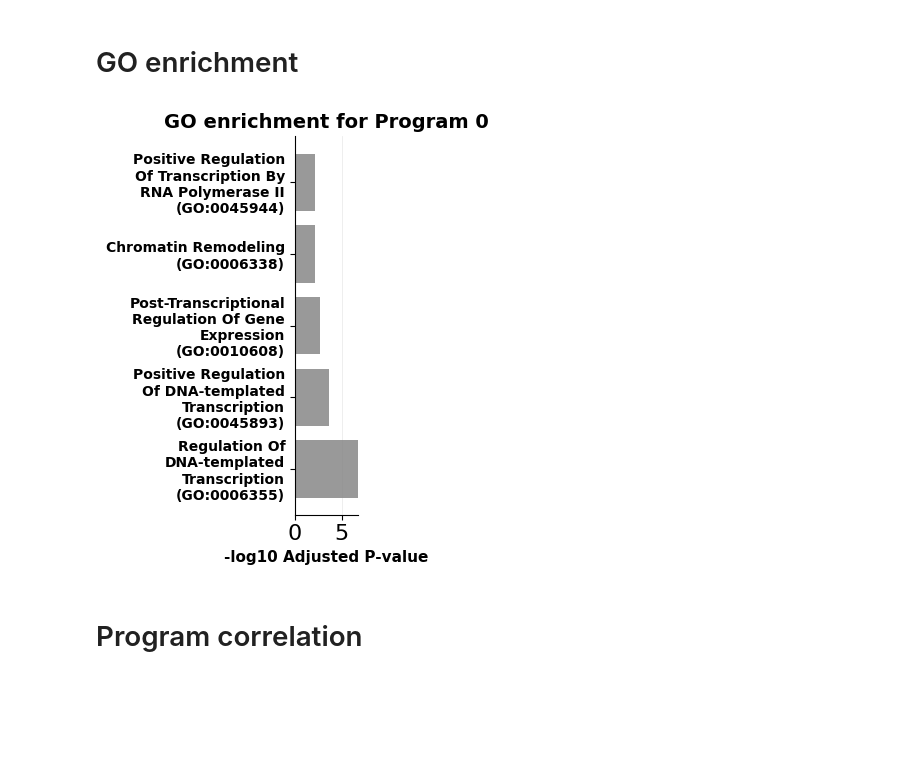
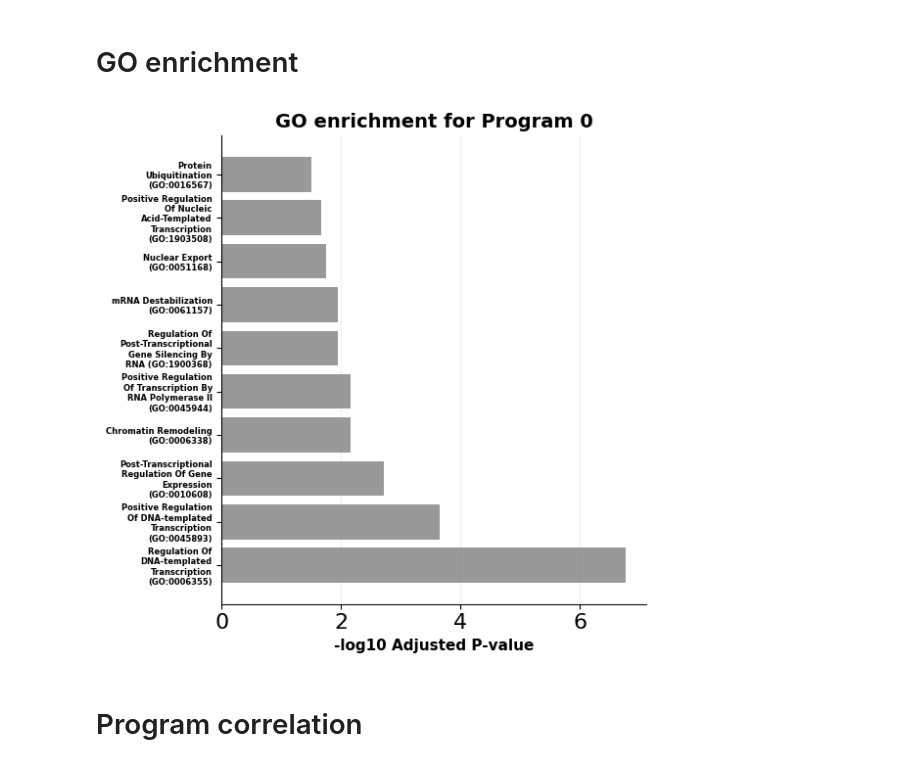
Before and after one commit to EngreitzLab/cNMF_benchmarking, a Jupyter notebook: cNMF_benchmarking_pipeline/Plotting/JupterNote_Version/cNMF_program_analysis.ipynb, the cells around one changed output. Cells and saved outputs as stored; diff of their text form; code cells hidden in the pictures; blank space fills up the shorter version.

```diff
--- a/cNMF_benchmarking_pipeline/Plotting/JupterNote_Version/cNMF_program_analysis.ipynb
+++ b/cNMF_benchmarking_pipeline/Plotting/JupterNote_Version/cNMF_program_analysis.ipynb
@@ -84,10 +132,10 @@ figsize=(4, 4), show=True, file_to_dictionary=None)
 # %% [markdown]
 # GO enrichment
 # %%
-ax, wrapped_labels = top_GO_per_program(GO_path, Target_Program = 0, num_term = 5, p_value_name = "Adjusted P-value",
- save_path = None, save_name = None,  ax=None, figsize=(3,5), show=True)
+ax, wrapped_labels = top_GO_per_program(GO_path, Target_Program = 0, num_term = 10, p_value_name = "Adjusted P-value",
+ save_path = None, save_name = None,  ax=None, figsize=(6,6), show=True)
 # %% [output]
-[figure, old version]
+[figure, new version]
 # %% [markdown]
 # Program correlation
 # %%
```
Also changed, not shown: parts of 12 cells of this notebook, 7 other files.
